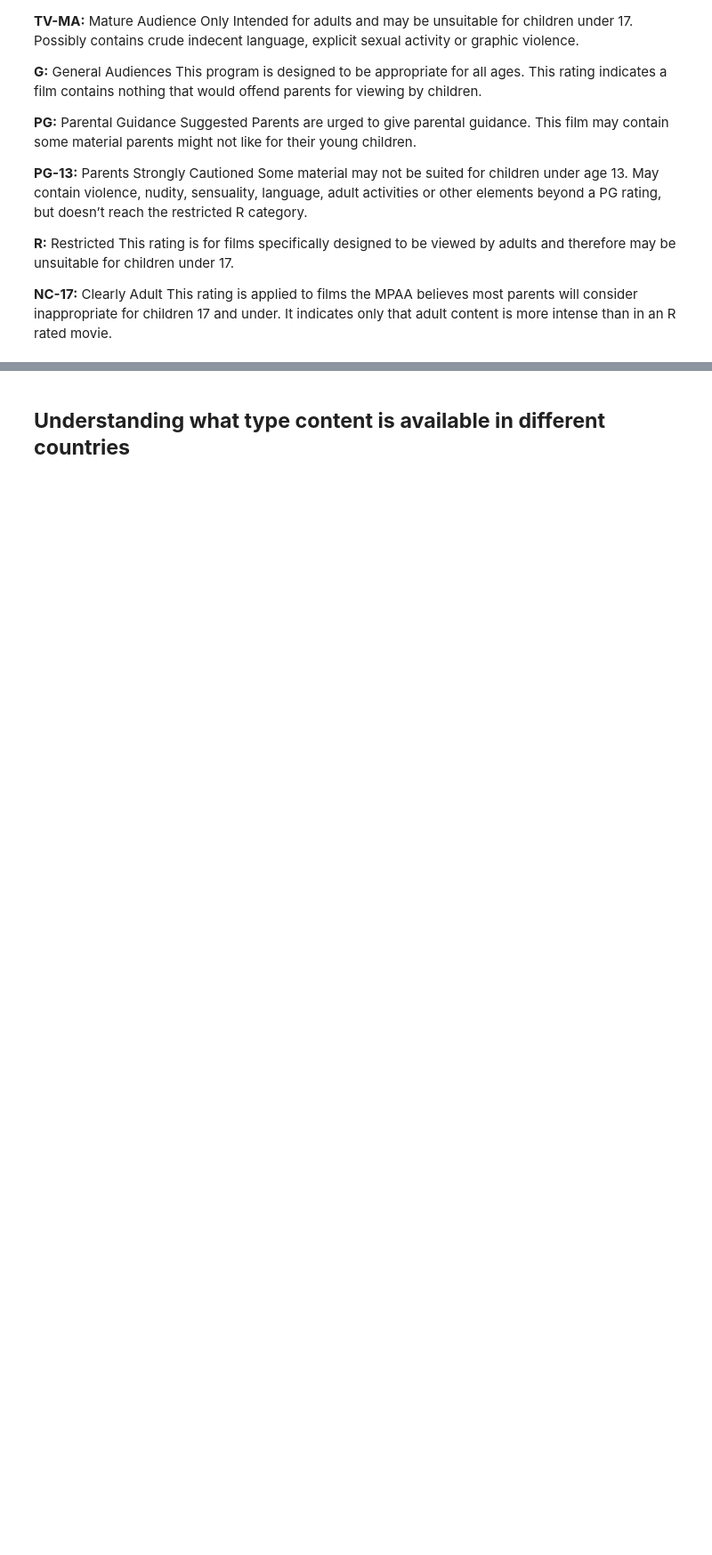
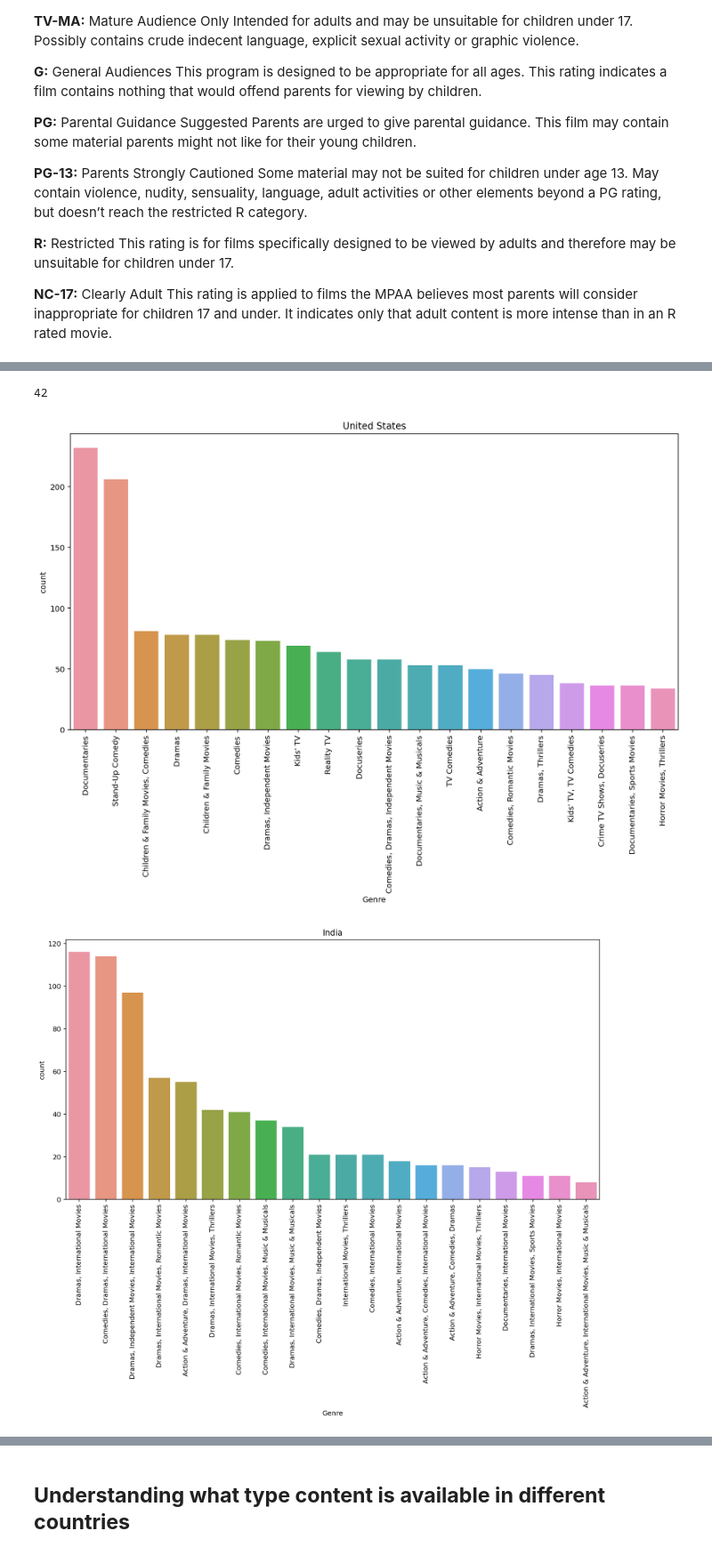
Before and after one commit to smkmohsin/NETFLIX-MOVIES-AND-TV-SHOWS-CLUSTERING, a Jupyter notebook: NETFLIX_MOVIES_AND_TV_SHOWS_CLUSTERING.ipynb, the cells around one changed output, grey strips where cells are left out. Shown at 89% size. Saved outputs shown, nothing was run; the diff lists cells and outputs as text; code cells hidden in the pictures; blank space fills up the shorter version.

```diff
--- a/NETFLIX_MOVIES_AND_TV_SHOWS_CLUSTERING.ipynb
+++ b/NETFLIX_MOVIES_AND_TV_SHOWS_CLUSTERING.ipynb
@@ -284,0 +332,20 @@ plt.show()
+# %%
+len(list_of_genres)
+# %% [output]
+42
+# %%
+def get_genres_count(country):
+  genres_count = dataset[dataset['country'] == country]['listed_in'].value_counts().reset_index().rename(columns={'index': 'listed_in', 'listed_in': 'count'})
+  return genres_count
+# %%
+for country in top_10_country['country'][:5].values:
+  genres_count = pd.DataFrame(get_genres_count(country))
+  plt.figure()
+  sns.barplot('listed_in', 'count' ,data= genres_count[:20])
+  plt.title(country)
+  plt.xlabel('Genre')
+  plt.xticks(rotation = 90)
+  plt.show
+# %% [output]
+[figure, added]
+[figure, added]
```
Also changed, not shown: parts of 50 cells of this notebook.
